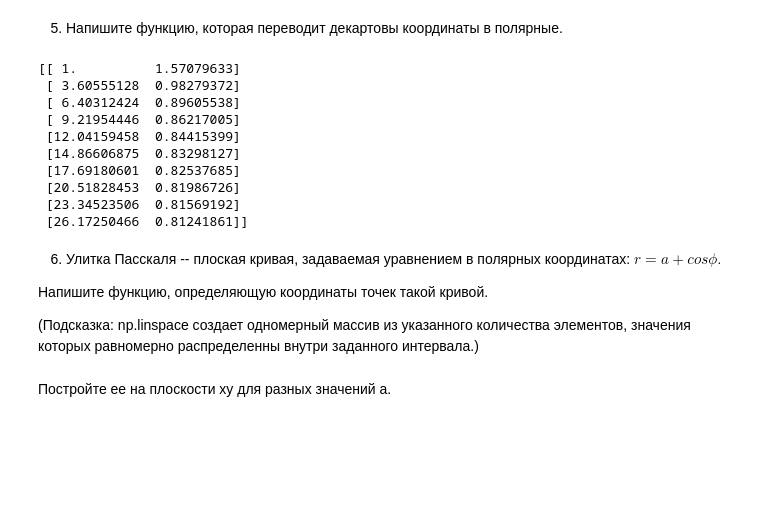
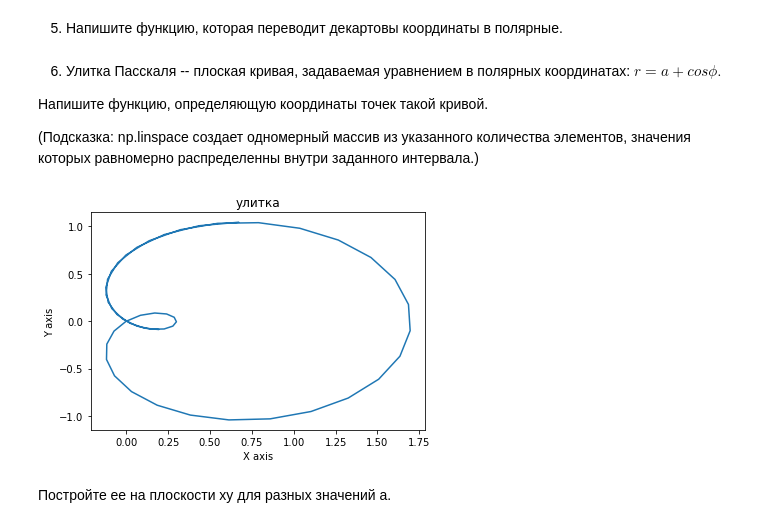
Before and after one commit to skkali/PHY, a Jupyter notebook: numpy0.ipynb, the cells around one changed output. Drawn from its saved outputs; the diff is of its cells as text; code cells hidden in the pictures; blank space fills up the shorter version.

```diff
--- a/numpy0.ipynb
+++ b/numpy0.ipynb
@@ -89,36 +89,3 @@ print(checkerboard(1, 0))
  [1 0 1 0 1 0 1 0]]
 # %% [markdown]
 5. Напишите функцию, которая переводит декартовы координаты в полярные.
-# %%
-def cartesian_to_polar(c):
-    """Переводит массив, состоящий из 10 пар координат xy
-    в массив координат r phi.
-
-    Parameters
-    ----------
-    c: Array of int.
-    Массив размерами 10х2, каждая строка -- декартовы координаты точки.
-
-    Returns
-    -------
-    p: Array of int.
-    Аналогичный массив из пар полярных координат. В первом столбике r.
-    """
-    # YOUR CODE HERE
-    p = np.zeros(20).reshape(10,2)
-    for i in range(10):
-        p[i][0], p[i][1] = np.sqrt(c[i][0]**2 + c[i][1]**2), np.arctan2(c[i][1], c[i][0])
-    #raise NotImplementedError()
-    return p
-print(cartesian_to_polar(np.arange(0,20,1).reshape(10,2)))
-# %% [output]
-[[ 1.          1.57079633]
- [ 3.60555128  0.98279372]
- [ 6.40312424  0.89605538]
- [ 9.21954446  0.86217005]
- [12.04159458  0.84415399]
- [14.86606875  0.83298127]
- [17.69180601  0.82537685]
- [20.51828453  0.81986726]
- [23.34523506  0.81569192]
- [26.17250466  0.81241861]]
@@ -129,18 +107,33 @@ print(cartesian_to_polar(np.arange(0,20,1).reshape(10,2)))
 
 (Подсказка: np.linspace создает одномерный массив из указанного количества элементов, значения которых равномерно распределенны внутри заданного интервала.)
 # %%
-#import numpy as np
-#from math import cos,sin
-#from matplotlib import pyplot as plt
+import numpy as np
+from math import cos,sin
+from matplotlib import pyplot as plt
 def make_curve(n, a):
     mass = np.linspace(1, 9, n)
     xy = []
     for o in mass:
         r = a + cos(o)
         x = r*cos(o)
         y = r*sin(o)
         xy.append((x,y))
     return xy
+N = 50
+A = 0.7
+m = make_curve(N, A)
+x,y=[],[]
+for i in m:
+    x.append(i[0])
+    y.append(i[1])
+plt.plot(x,y)
+plt.title("улитка")
+plt.ylabel('Y axis')
+plt.xlabel('X axis')
+plt.show()
+#это то, что я строила в прошлый раз, но из-за разбиения следующей строкой, оно не работало, а так работает!
+# %% [output]
+[figure, added]
 # %%
 N = 50
 A = 1
```
Also changed, not shown: parts of 3 cells of this notebook.
